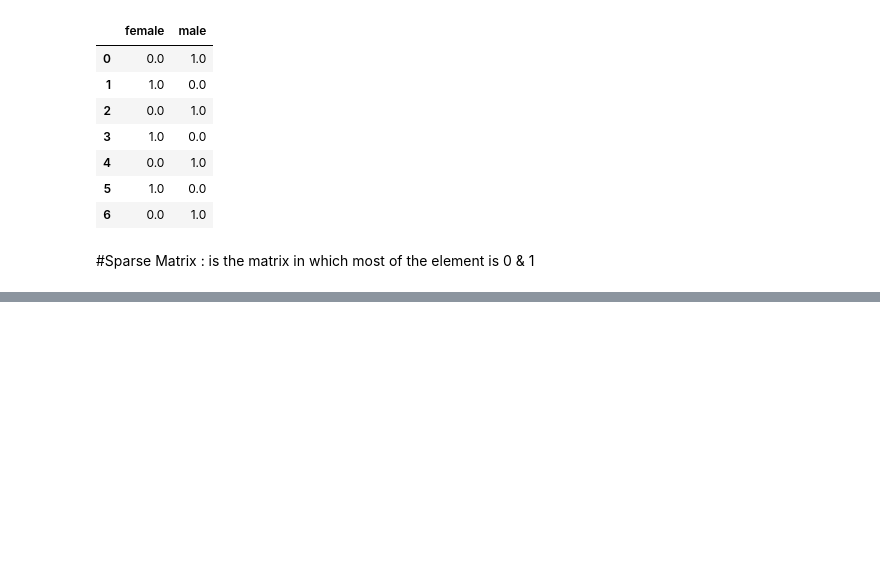
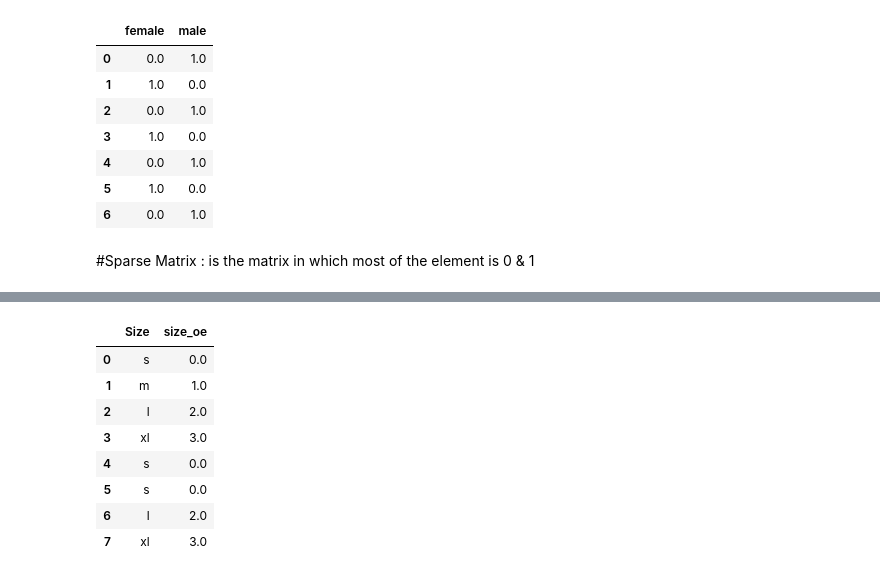
Before and after one commit to anjali801/AI-and-Machine-Learning-, a Jupyter notebook: MachineLearning.ipynb, the cells around one changed output, grey strips where cells are left out. Drawn from its saved outputs; the diff is of its cells as text; code cells hidden in the pictures; blank space fills up the shorter version.

```diff
--- a/MachineLearning.ipynb
+++ b/MachineLearning.ipynb
@@ -398,0 +427,4 @@ pd.DataFrame(ohe_e1,columns = ohe.categories_)
+# %%
+import pandas as pd
+df = pd.DataFrame({"Size" : ["s","m","l","xl","s","s","l","xl"]})
+df
@@ -398,0 +441,7 @@ pd.DataFrame(ohe_e1,columns = ohe.categories_)
+# %%
+ord_data = [["s","m","l","xl"]]
+# %%
+from sklearn.preprocessing import OrdinalEncoder
+oe = OrdinalEncoder(categories=ord_data)
+oe_e = oe.fit(df[['Size']])
+print(oe_e)
@@ -398,0 +462,13 @@ pd.DataFrame(ohe_e1,columns = ohe.categories_)
+# %%
+df["size_oe"] = oe_e1             #  show ki kisko konsi value mili hai
+df
+# %% [output]
+|  | Size | size_oe |
+| 0 | s | 0.0 |
+| 1 | m | 1.0 |
+| 2 | l | 2.0 |
+| 3 | xl | 3.0 |
+| 4 | s | 0.0 |
+| 5 | s | 0.0 |
+| 6 | l | 2.0 |
+| 7 | xl | 3.0 |
```
Also changed, not shown: parts of 13 cells of this notebook.
